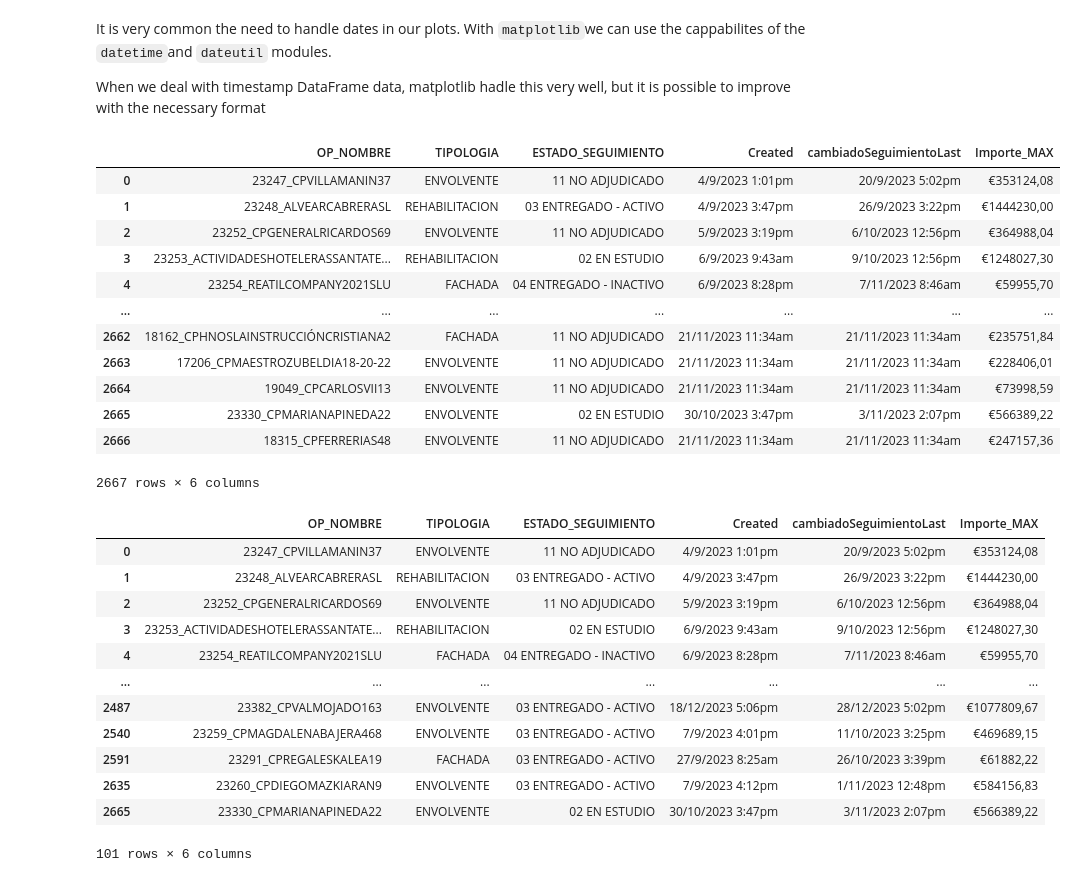
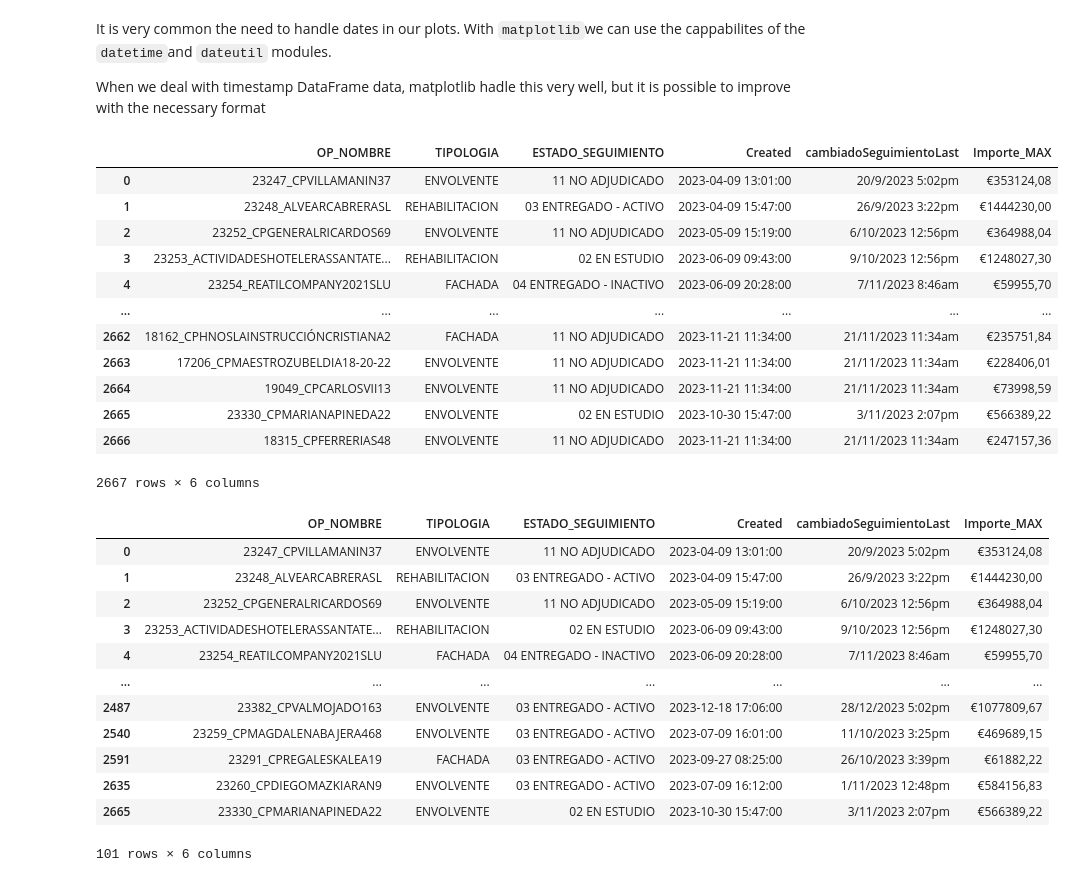
Before and after one commit to alvarohernandezalt/matplotlib_thePathof, a Jupyter notebook: 01_OOP_InterfacesDesign/AB_Appearance_TicksGridsAxes.ipynb, the cells around one changed output. Cells and saved outputs as stored; diff of their text form; code cells hidden in the pictures.

```diff
--- a/01_OOP_InterfacesDesign/AB_Appearance_TicksGridsAxes.ipynb
+++ b/01_OOP_InterfacesDesign/AB_Appearance_TicksGridsAxes.ipynb
@@ -750,38 +751,38 @@ When we deal with timestamp DataFrame data, matplotlib hadle this very well, but
 # %%
 # Let's use some timebased data
 url = "https://raw.githubusercontent.com/alvarohernandezalt/matplotlib_thePathof/main/data/hrp_state.csv"
-df = pd.read_csv(url)
+df = pd.read_csv(url, parse_dates=['Created'])
 df
 # %% [output]
 |  | OP_NOMBRE | TIPOLOGIA | ESTADO_SEGUIMIENTO | Created | cambiadoSeguimientoLast | Importe_MAX |
-| 0 | 23247_CPVILLAMANIN37 | ENVOLVENTE | 11 NO ADJUDICADO | 4/9/2023 1:01pm | 20/9/2023 5:02pm | €353124,08 |
-| 1 | 23248_ALVEARCABRERASL | REHABILITACION | 03 ENTREGADO - ACTIVO | 4/9/2023 3:47pm | 26/9/2023 3:22pm | €1444230,00 |
-| 2 | 23252_CPGENERALRICARDOS69 | ENVOLVENTE | 11 NO ADJUDICADO | 5/9/2023 3:19pm | 6/10/2023 12:56pm | €364988,04 |
-| 3 | 23253_ACTIVIDADESHOTELERASSANTATE... | REHABILITACION | 02 EN ESTUDIO | 6/9/2023 9:43am | 9/10/2023 12:56pm | €1248027,30 |
-| 4 | 23254_REATILCOMPANY2021SLU | FACHADA | 04 ENTREGADO - INACTIVO | 6/9/2023 8:28pm | 7/11/2023 8:46am | €59955,70 |
+| 0 | 23247_CPVILLAMANIN37 | ENVOLVENTE | 11 NO ADJUDICADO | 2023-04-09 13:01:00 | 20/9/2023 5:02pm | €353124,08 |
+| 1 | 23248_ALVEARCABRERASL | REHABILITACION | 03 ENTREGADO - ACTIVO | 2023-04-09 15:47:00 | 26/9/2023 3:22pm | €1444230,00 |
+| 2 | 23252_CPGENERALRICARDOS69 | ENVOLVENTE | 11 NO ADJUDICADO | 2023-05-09 15:19:00 | 6/10/2023 12:56pm | €364988,04 |
+| 3 | 23253_ACTIVIDADESHOTELERASSANTATE... | REHABILITACION | 02 EN ESTUDIO | 2023-06-09 09:43:00 | 9/10/2023 12:56pm | €1248027,30 |
+| 4 | 23254_REATILCOMPANY2021SLU | FACHADA | 04 ENTREGADO - INACTIVO | 2023-06-09 20:28:00 | 7/11/2023 8:46am | €59955,70 |
 | ... | ... | ... | ... | ... | ... | ... |
-| 2662 | 18162_CPHNOSLAINSTRUCCIÓNCRISTIANA2 | FACHADA | 11 NO ADJUDICADO | 21/11/2023 11:34am | 21/11/2023 11:34am | €235751,84 |
-| 2663 | 17206_CPMAESTROZUBELDIA18-20-22 | ENVOLVENTE | 11 NO ADJUDICADO | 21/11/2023 11:34am | 21/11/2023 11:34am | €228406,01 |
-| 2664 | 19049_CPCARLOSVII13 | ENVOLVENTE | 11 NO ADJUDICADO | 21/11/2023 11:34am | 21/11/2023 11:34am | €73998,59 |
-| 2665 | 23330_CPMARIANAPINEDA22 | ENVOLVENTE | 02 EN ESTUDIO | 30/10/2023 3:47pm | 3/11/2023 2:07pm | €566389,22 |
-| 2666 | 18315_CPFERRERIAS48 | ENVOLVENTE | 11 NO ADJUDICADO | 21/11/2023 11:34am | 21/11/2023 11:34am | €247157,36 |
+| 2662 | 18162_CPHNOSLAINSTRUCCIÓNCRISTIANA2 | FACHADA | 11 NO ADJUDICADO | 2023-11-21 11:34:00 | 21/11/2023 11:34am | €235751,84 |
+| 2663 | 17206_CPMAESTROZUBELDIA18-20-22 | ENVOLVENTE | 11 NO ADJUDICADO | 2023-11-21 11:34:00 | 21/11/2023 11:34am | €228406,01 |
+| 2664 | 19049_CPCARLOSVII13 | ENVOLVENTE | 11 NO ADJUDICADO | 2023-11-21 11:34:00 | 21/11/2023 11:34am | €73998,59 |
+| 2665 | 23330_CPMARIANAPINEDA22 | ENVOLVENTE | 02 EN ESTUDIO | 2023-10-30 15:47:00 | 3/11/2023 2:07pm | €566389,22 |
+| 2666 | 18315_CPFERRERIAS48 | ENVOLVENTE | 11 NO ADJUDICADO | 2023-11-21 11:34:00 | 21/11/2023 11:34am | €247157,36 |
 2667 rows × 6 columns
 # %%
 df_clean = df.drop_duplicates(subset='Created')
 df_clean
 # %% [output]
 |  | OP_NOMBRE | TIPOLOGIA | ESTADO_SEGUIMIENTO | Created | cambiadoSeguimientoLast | Importe_MAX |
-| 0 | 23247_CPVILLAMANIN37 | ENVOLVENTE | 11 NO ADJUDICADO | 4/9/2023 1:01pm | 20/9/2023 5:02pm | €353124,08 |
-| 1 | 23248_ALVEARCABRERASL | REHABILITACION | 03 ENTREGADO - ACTIVO | 4/9/2023 3:47pm | 26/9/2023 3:22pm | €1444230,00 |
-| 2 | 23252_CPGENERALRICARDOS69 | ENVOLVENTE | 11 NO ADJUDICADO | 5/9/2023 3:19pm | 6/10/2023 12:56pm | €364988,04 |
-| 3 | 23253_ACTIVIDADESHOTELERASSANTATE... | REHABILITACION | 02 EN ESTUDIO | 6/9/2023 9:43am | 9/10/2023 12:56pm | €1248027,30 |
-| 4 | 23254_REATILCOMPANY2021SLU | FACHADA | 04 ENTREGADO - INACTIVO | 6/9/2023 8:28pm | 7/11/2023 8:46am | €59955,70 |
+| 0 | 23247_CPVILLAMANIN37 | ENVOLVENTE | 11 NO ADJUDICADO | 2023-04-09 13:01:00 | 20/9/2023 5:02pm | €353124,08 |
+| 1 | 23248_ALVEARCABRERASL | REHABILITACION | 03 ENTREGADO - ACTIVO | 2023-04-09 15:47:00 | 26/9/2023 3:22pm | €1444230,00 |
+| 2 | 23252_CPGENERALRICARDOS69 | ENVOLVENTE | 11 NO ADJUDICADO | 2023-05-09 15:19:00 | 6/10/2023 12:56pm | €364988,04 |
+| 3 | 23253_ACTIVIDADESHOTELERASSANTATE... | REHABILITACION | 02 EN ESTUDIO | 2023-06-09 09:43:00 | 9/10/2023 12:56pm | €1248027,30 |
+| 4 | 23254_REATILCOMPANY2021SLU | FACHADA | 04 ENTREGADO - INACTIVO | 2023-06-09 20:28:00 | 7/11/2023 8:46am | €59955,70 |
 | ... | ... | ... | ... | ... | ... | ... |
-| 2487 | 23382_CPVALMOJADO163 | ENVOLVENTE | 03 ENTREGADO - ACTIVO | 18/12/2023 5:06pm | 28/12/2023 5:02pm | €1077809,67 |
-| 2540 | 23259_CPMAGDALENABAJERA468 | ENVOLVENTE | 03 ENTREGADO - ACTIVO | 7/9/2023 4:01pm | 11/10/2023 3:25pm | €469689,15 |
-| 2591 | 23291_CPREGALESKALEA19 | FACHADA | 03 ENTREGADO - ACTIVO | 27/9/2023 8:25am | 26/10/2023 3:39pm | €61882,22 |
-| 2635 | 23260_CPDIEGOMAZKIARAN9 | ENVOLVENTE | 03 ENTREGADO - ACTIVO | 7/9/2023 4:12pm | 1/11/2023 12:48pm | €584156,83 |
-| 2665 | 23330_CPMARIANAPINEDA22 | ENVOLVENTE | 02 EN ESTUDIO | 30/10/2023 3:47pm | 3/11/2023 2:07pm | €566389,22 |
+| 2487 | 23382_CPVALMOJADO163 | ENVOLVENTE | 03 ENTREGADO - ACTIVO | 2023-12-18 17:06:00 | 28/12/2023 5:02pm | €1077809,67 |
+| 2540 | 23259_CPMAGDALENABAJERA468 | ENVOLVENTE | 03 ENTREGADO - ACTIVO | 2023-07-09 16:01:00 | 11/10/2023 3:25pm | €469689,15 |
+| 2591 | 23291_CPREGALESKALEA19 | FACHADA | 03 ENTREGADO - ACTIVO | 2023-09-27 08:25:00 | 26/10/2023 3:39pm | €61882,22 |
+| 2635 | 23260_CPDIEGOMAZKIARAN9 | ENVOLVENTE | 03 ENTREGADO - ACTIVO | 2023-07-09 16:12:00 | 1/11/2023 12:48pm | €584156,83 |
+| 2665 | 23330_CPMARIANAPINEDA22 | ENVOLVENTE | 02 EN ESTUDIO | 2023-10-30 15:47:00 | 3/11/2023 2:07pm | €566389,22 |
 101 rows × 6 columns
 # %%
 fig, ax = plt.figure(figsize = (6, 6), facecolor='#9F9F9F'), plt.axes(facecolor='#9F9F9F')
```
Also changed, not shown: parts of 3 cells of this notebook.
